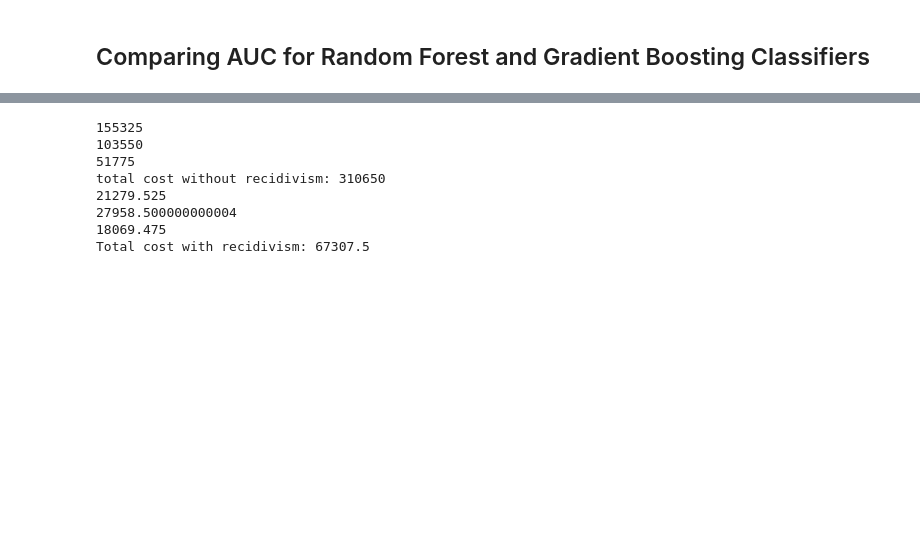
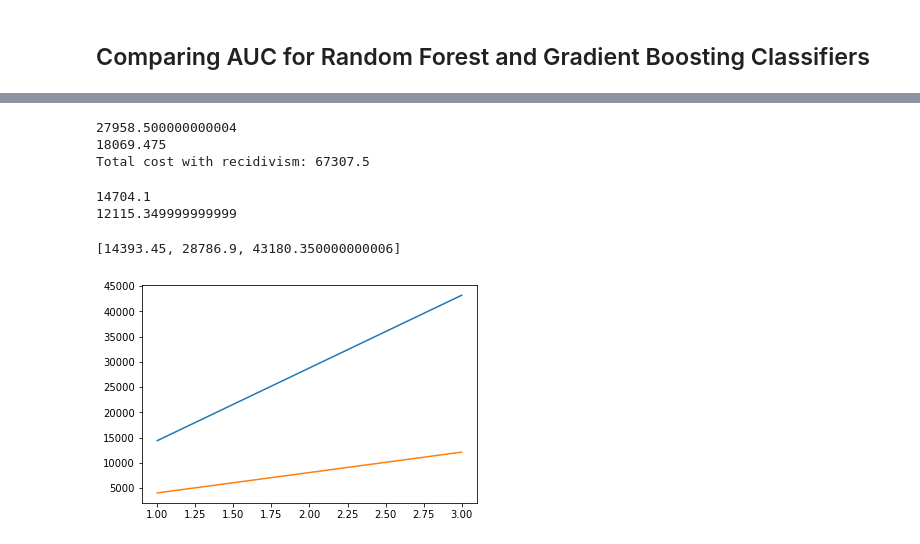
Before and after one commit to rnjeri/algorithmic_bias, a Jupyter notebook: EDA.ipynb, the cells around one changed output, grey strips where cells are left out. Saved outputs shown, nothing was run; the diff lists cells and outputs as text; code cells hidden in the pictures; blank space fills up the shorter version.

Commit message:
Added cost estimating functions

```diff
--- a/EDA.ipynb
+++ b/EDA.ipynb
@@ -277,11 +272,6 @@ A simulation estimating the aggregate cost of someone recidivating over a three
 ##direct unit cost of incarceration per annum
 unit_cost = 51775
 time_period = [1,2,3]
-print (unit_cost * 3)
-print (0 + unit_cost * 2)
-print (0 + 0 + unit_cost * 1)
-print ('total cost without recidivism: {}'.format((unit_cost * 3)+ (0 + unit_cost * 2) +(0 + 0 + unit_cost * 1)))
-
 
 recidivism_probability_within_one_year = 13.7
 recidivism_probability_within_two_years = 27.0
@@ -290,22 +280,56 @@ recidivism_probability_within_three_years = 34.9
 '''
 Estimated cost of incarceration while taking into account recidivism rate
 '''
-print (unit_cost * 3 * 0.137)
+cost_if_recidivism_within_one_year = unit_cost * 3 * 0.137
 print (0 + unit_cost * 2 * 0.27)
 print (0 + 0 + unit_cost * 1 * 0.349)
 total_cost = (unit_cost * 3 * 0.137)+ (0 + unit_cost * 2 * 0.27)+(0 + 0 + unit_cost * 1 * 0.349)
 print ('Total cost with recidivism: {}'.format(total_cost))
-
-'''
-Estimated cost of incarceration with PPEP intervention
-'''
-ppep_recidivism_rate = 0.078
 # %% [output]
-155325
-103550
-51775
-total cost without recidivism: 310650
-21279.525
 27958.500000000004
 18069.475
 Total cost with recidivism: 67307.5
+# %%
+unit_cost = 51775
+ppep_recidivism_rate = 0.078
+general_recidivism_rate = [0.085, 0.12, 0.079]
+time_period = [1,2,3]
+
+'''
+calculating expected cost of incarceration for a randomly selected person
+'''
+
+def general_expected_cost_func():
+    expected_cost = 0
+    for recidivism_rate in general_recidivism_rate:
+        expected_cost += unit_cost * recidivism_rate
+    return expected_cost
+
+'''
+calculating the expected cost of incarceration with PPEP services
+'''
+def with_ppep_expected_cost_func():
+    expected_cost = 0
+    for year in range(3):
+        expected_cost += unit_cost * ppep_recidivism_rate
+    return expected_cost
+
+print (general_expected_cost_func())
+print (with_ppep_expected_cost_func())
+# %% [output]
+14704.1
+12115.349999999999
+# %%
+def plot_cost(cost = 51775):
+    x = [1,2,3]
+    recidivism = 0.278
+    ppep_recidivism = 0.078
+    y = [i * cost * recidivism for i in x]
+    y2 = [i * cost* ppep_recidivism for i in x]
+    print (y)
+    plt.plot(x,y);
+    plt.plot(x, y2)
+plot_cost()
+# %% [output]
+[14393.45, 28786.9, 43180.350000000006]
+[figure, added]
```
Also changed, not shown: parts of 8 cells of this notebook.
